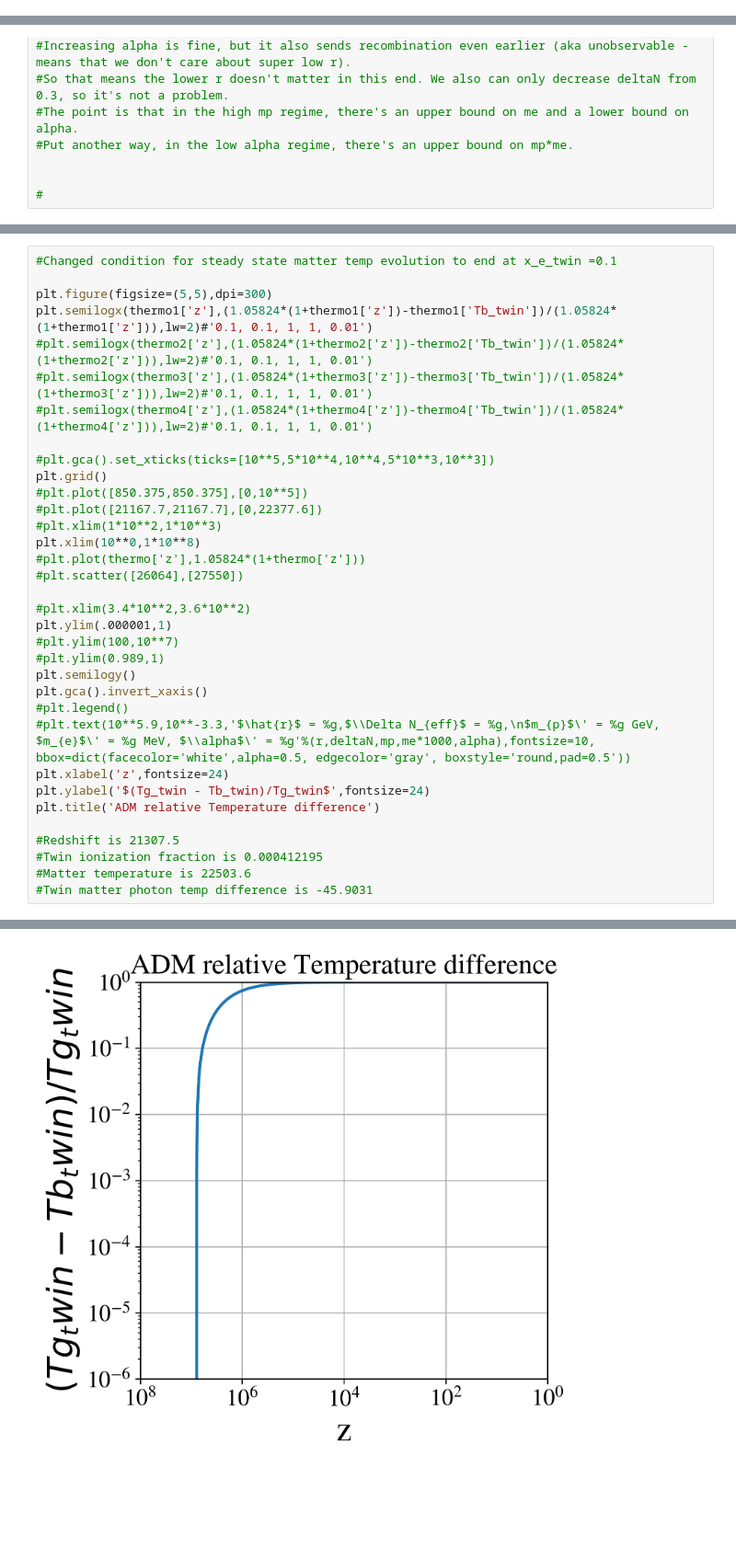
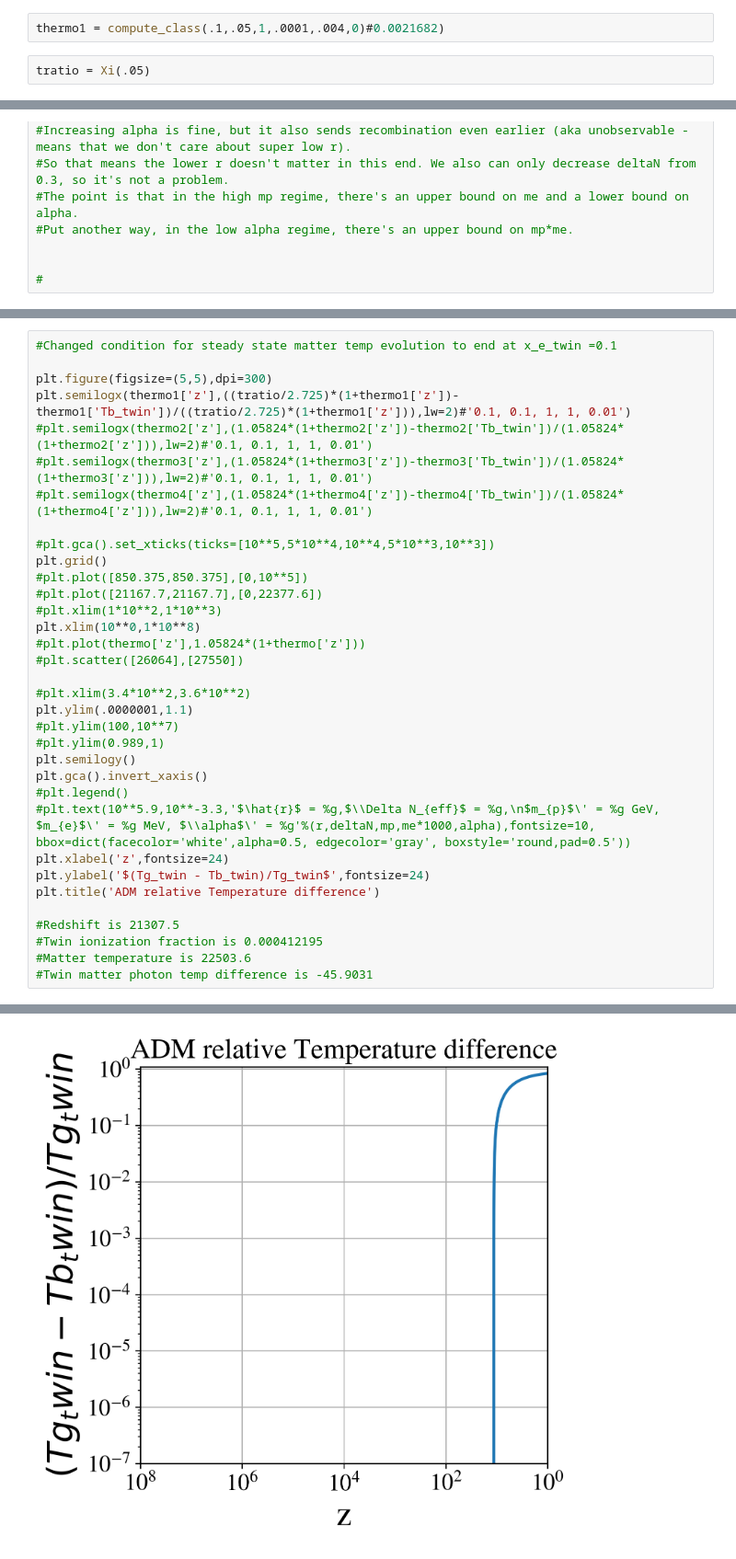
Before and after one commit to jp-barron/class_adm-3.1, a Jupyter notebook: notebooks/ADM HyRec Recombination Test.ipynb, the cells around one changed output, grey strips where cells are left out. Shown at 92% size. Cells and saved outputs as stored; diff of their text form; blank space fills up the shorter version.

```diff
--- a/notebooks/ADM HyRec Recombination Test.ipynb
+++ b/notebooks/ADM HyRec Recombination Test.ipynb
@@ -96,2 +96,6 @@ thermo1 = compute_class(.1,.3,100,10,.02,4.83906*10**8)#0.0021682)
+# %%
+thermo1 = compute_class(.1,.05,1,.0001,.004,0)#0.0021682)
+# %%
+tratio = Xi(.05)
 # %%
 print(np.max(thermo1['x_e_twin']))
@@ -257,36 +258,36 @@ Text(0.5, 1.0, 'ADM Temperature')
 #Changed condition for steady state matter temp evolution to end at x_e_twin =0.1
 
 plt.figure(figsize=(5,5),dpi=300)
-plt.semilogx(thermo1['z'],(1.05824*(1+thermo1['z'])-thermo1['Tb_twin'])/(1.05824*(1+thermo1['z'])),lw=2)#'0.1, 0.1, 1, 1, 0.01')
+plt.semilogx(thermo1['z'],((tratio/2.725)*(1+thermo1['z'])-thermo1['Tb_twin'])/((tratio/2.725)*(1+thermo1['z'])),lw=2)#'0.1, 0.1, 1, 1, 0.01')
 #plt.semilogx(thermo2['z'],(1.05824*(1+thermo2['z'])-thermo2['Tb_twin'])/(1.05824*(1+thermo2['z'])),lw=2)#'0.1, 0.1, 1, 1, 0.01')
 #plt.semilogx(thermo3['z'],(1.05824*(1+thermo3['z'])-thermo3['Tb_twin'])/(1.05824*(1+thermo3['z'])),lw=2)#'0.1, 0.1, 1, 1, 0.01')
 #plt.semilogx(thermo4['z'],(1.05824*(1+thermo4['z'])-thermo4['Tb_twin'])/(1.05824*(1+thermo4['z'])),lw=2)#'0.1, 0.1, 1, 1, 0.01')
 
 #plt.gca().set_xticks(ticks=[10**5,5*10**4,10**4,5*10**3,10**3])
 plt.grid()
 #plt.plot([850.375,850.375],[0,10**5])
 #plt.plot([21167.7,21167.7],[0,22377.6])
 #plt.xlim(1*10**2,1*10**3)
 plt.xlim(10**0,1*10**8)
 #plt.plot(thermo['z'],1.05824*(1+thermo['z']))
 #plt.scatter([26064],[27550])
 
 #plt.xlim(3.4*10**2,3.6*10**2)
-plt.ylim(.000001,1)
+plt.ylim(.0000001,1.1)
 #plt.ylim(100,10**7)
 #plt.ylim(0.989,1)
 plt.semilogy()
 plt.gca().invert_xaxis()
 #plt.legend()
 #plt.text(10**5.9,10**-3.3,'$\hat{r}$ = %g,$\\Delta N_{eff}$ = %g,\n$m_{p}$\' = %g GeV, $m_{e}$\' = %g MeV, $\\alpha$\' = %g'%(r,deltaN,mp,me*1000,alpha),fontsize=10, bbox=dict(facecolor='white',alpha=0.5, edgecolor='gray', boxstyle='round,pad=0.5'))
 plt.xlabel('z',fontsize=24)
 plt.ylabel('$(Tg_twin - Tb_twin)/Tg_twin$',fontsize=24)
 plt.title('ADM relative Temperature difference')
 
 #Redshift is 21307.5
 #Twin ionization fraction is 0.000412195
 #Matter temperature is 22503.6
 #Twin matter photon temp difference is -45.9031
 # %% [output]
 Text(0.5, 1.0, 'ADM relative Temperature difference')
-[figure, old version]
+[figure, new version]
```
Also changed, not shown: parts of 7 cells of this notebook, 18 other files.
